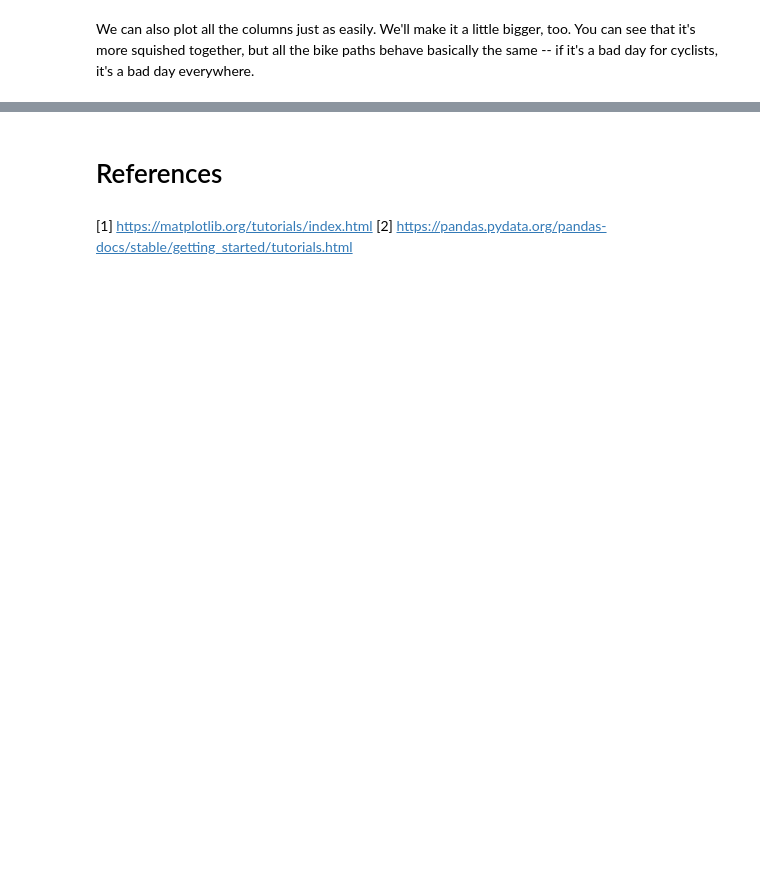
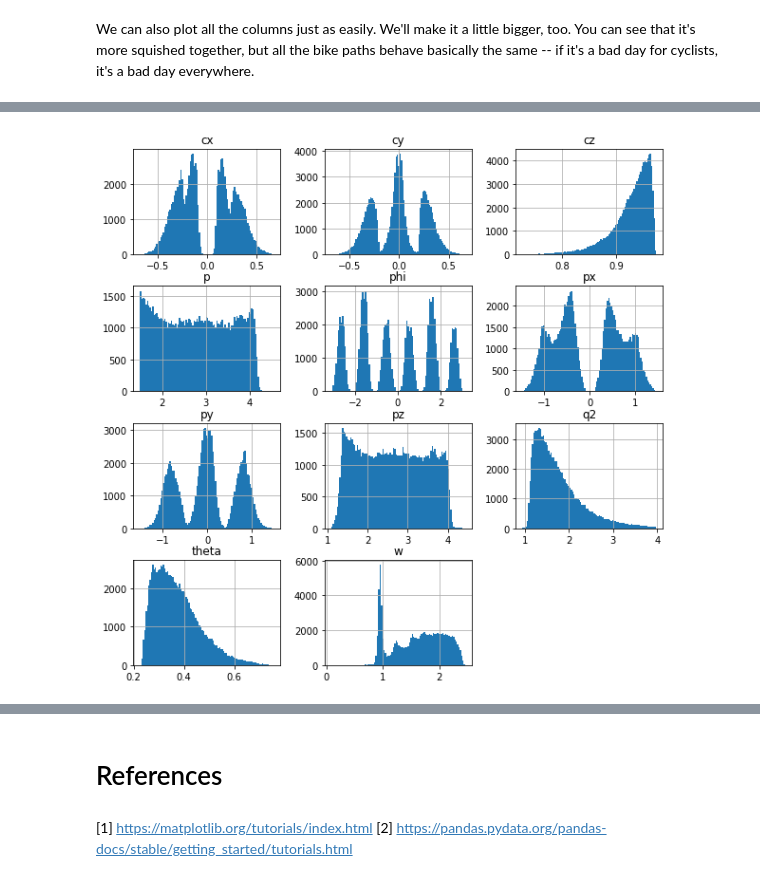
Before and after one commit to jpierel14/USC_PythonCourse_2019, a Jupyter notebook: Day_2/Python Core.ipynb, the cells around one changed output, grey strips where cells are left out. Cells and saved outputs as stored; diff of their text form; code cells hidden in the pictures; blank space fills up the shorter version.

```diff
--- a/Day_2/Python Core.ipynb
+++ b/Day_2/Python Core.ipynb
@@ -252,0 +299,10 @@ fixed_df.plot(figsize=(15, 10))
+# %%
+# Or use already made numpy functions to do our calculations
+data['theta'] = np.arccos(data.cz)
+data['phi'] = np.arctan2(data.cx, data.cy)
+# %%
+# We can plot all the data from a dataframe at once
+data.hist(bins=100, figsize=(10,10))
+plt.show()
+# %% [output]
+[figure, added]
```
Also changed, not shown: parts of 26 cells of this notebook, 2 other files.
